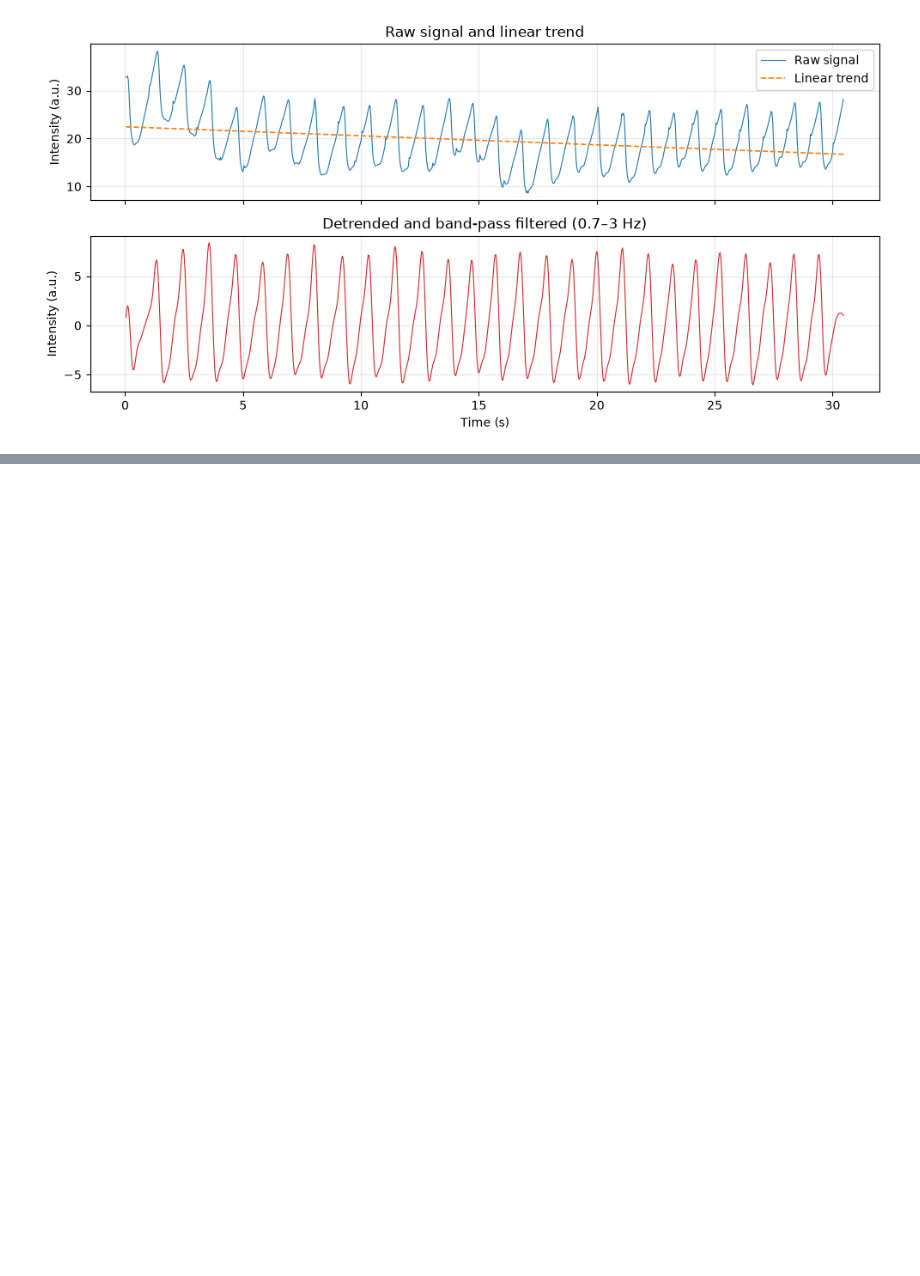
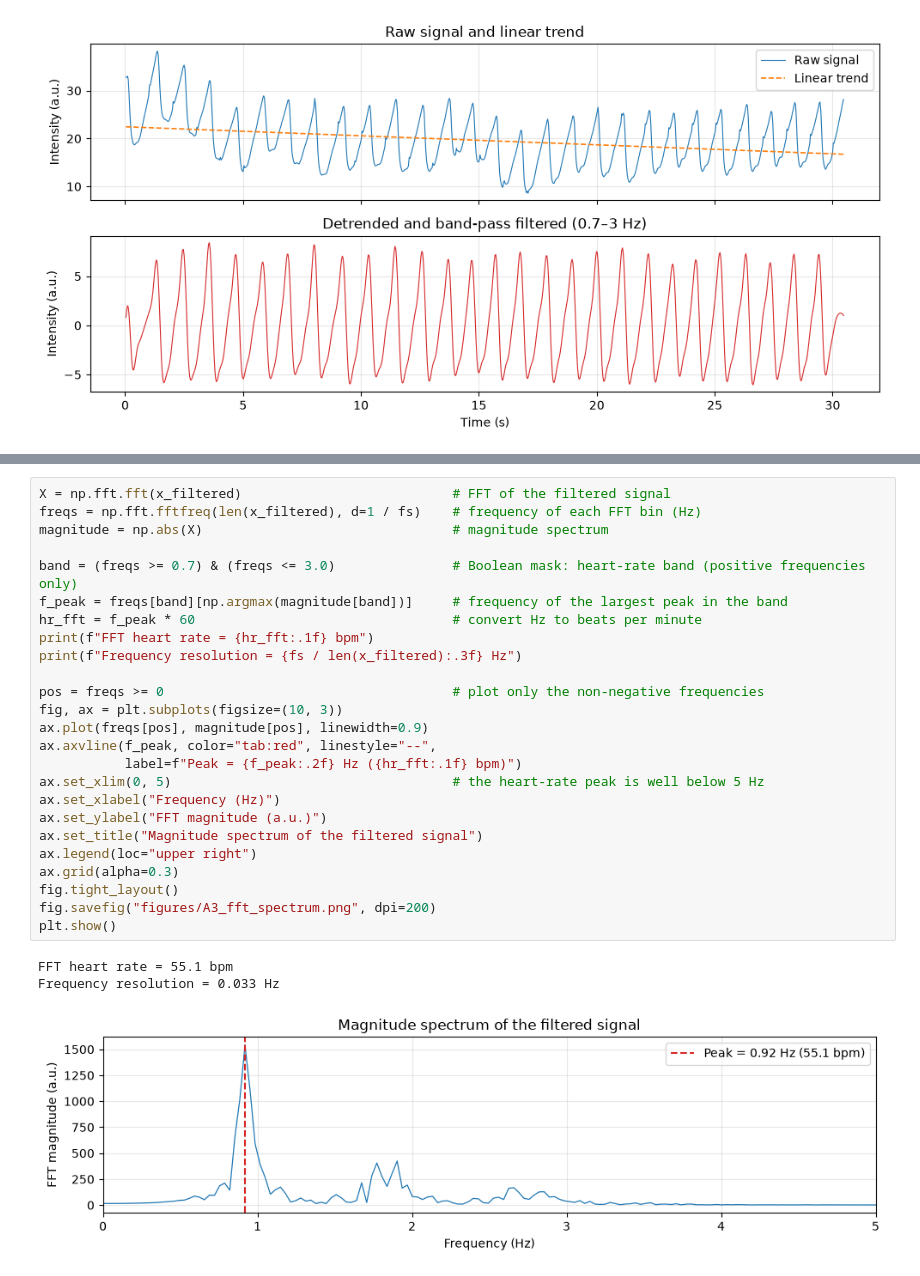
Before and after one commit to lihaoZHew/MPHY0058-heart-rate, a Jupyter notebook: heart_rate.ipynb, the cells around one changed output, grey strips where cells are left out. Saved outputs shown, nothing was run; the diff lists cells and outputs as text; blank space fills up the shorter version.

Commit message:
Estimate heart rate using FFT (task 1.2)

```diff
--- a/heart_rate.ipynb
+++ b/heart_rate.ipynb
@@ -75,0 +80,29 @@ plt.show()
+# %%
+X = np.fft.fft(x_filtered)                           # FFT of the filtered signal
+freqs = np.fft.fftfreq(len(x_filtered), d=1 / fs)    # frequency of each FFT bin (Hz)
+magnitude = np.abs(X)                                # magnitude spectrum
+
+band = (freqs >= 0.7) & (freqs <= 3.0)               # Boolean mask: heart-rate band (positive frequencies only)
+f_peak = freqs[band][np.argmax(magnitude[band])]     # frequency of the largest peak in the band
+hr_fft = f_peak * 60                                 # convert Hz to beats per minute
+print(f"FFT heart rate = {hr_fft:.1f} bpm")
+print(f"Frequency resolution = {fs / len(x_filtered):.3f} Hz")
+
+pos = freqs >= 0                                     # plot only the non-negative frequencies
+fig, ax = plt.subplots(figsize=(10, 3))
+ax.plot(freqs[pos], magnitude[pos], linewidth=0.9)
+ax.axvline(f_peak, color="tab:red", linestyle="--",
+           label=f"Peak = {f_peak:.2f} Hz ({hr_fft:.1f} bpm)")
+ax.set_xlim(0, 5)                                    # the heart-rate peak is well below 5 Hz
+ax.set_xlabel("Frequency (Hz)")
+ax.set_ylabel("FFT magnitude (a.u.)")
+ax.set_title("Magnitude spectrum of the filtered signal")
+ax.legend(loc="upper right")
+ax.grid(alpha=0.3)
+fig.tight_layout()
+fig.savefig("figures/A3_fft_spectrum.png", dpi=200)
+plt.show()
+# %% [output]
+FFT heart rate = 55.1 bpm
+Frequency resolution = 0.033 Hz
+[figure, added]
```
Also changed, not shown: parts of 1 cell of this notebook, 1 other file.
